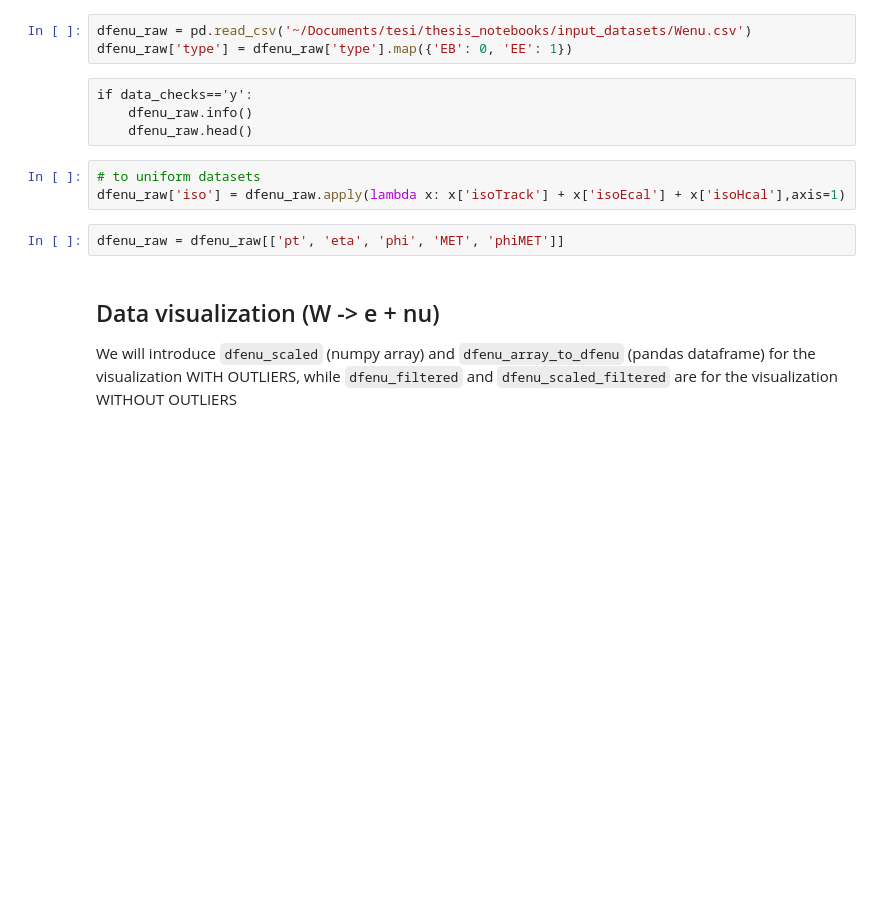
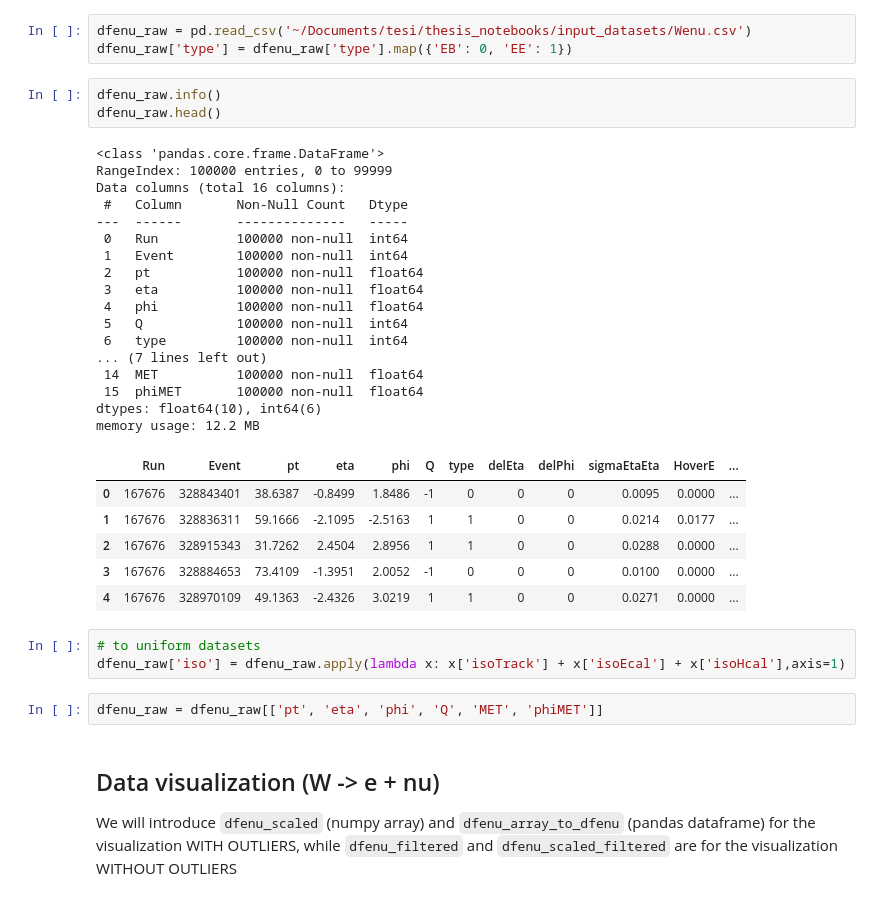
Before and after one commit to jlancione/thesis_notebooks, a Jupyter notebook: Wdecay.ipynb, the cells around one changed output. Drawn from its saved outputs; the diff is of its cells as text; blank space fills up the shorter version.

```diff
--- a/Wdecay.ipynb
+++ b/Wdecay.ipynb
@@ -37,15 +22,38 @@ Run number of the event, Event number, pt eta phi are the electron's kinematics
 # %%
 dfenu_raw = pd.read_csv('~/Documents/tesi/thesis_notebooks/input_datasets/Wenu.csv')
 dfenu_raw['type'] = dfenu_raw['type'].map({'EB': 0, 'EE': 1})
-# %% [raw]
-if data_checks=='y':
-    dfenu_raw.info()
-    dfenu_raw.head()
+# %%
+dfenu_raw.info()
+dfenu_raw.head()
+# %% [output]
+<class 'pandas.core.frame.DataFrame'>
+RangeIndex: 100000 entries, 0 to 99999
+Data columns (total 16 columns):
+ #   Column       Non-Null Count   Dtype
+---  ------       --------------   -----
+ 0   Run          100000 non-null  int64
+ 1   Event        100000 non-null  int64
+ 2   pt           100000 non-null  float64
+ 3   eta          100000 non-null  float64
+ 4   phi          100000 non-null  float64
+ 5   Q            100000 non-null  int64
+ 6   type         100000 non-null  int64
+... (7 lines left out)
+ 14  MET          100000 non-null  float64
+ 15  phiMET       100000 non-null  float64
+dtypes: float64(10), int64(6)
+memory usage: 12.2 MB
+|  | Run | Event | pt | eta | phi | Q | type | delEta | delPhi | sigmaEtaEta | HoverE | ... |
+| 0 | 167676 | 328843401 | 38.6387 | -0.8499 | 1.8486 | -1 | 0 | 0 | 0 | 0.0095 | 0.0000 | ... |
+| 1 | 167676 | 328836311 | 59.1666 | -2.1095 | -2.5163 | 1 | 1 | 0 | 0 | 0.0214 | 0.0177 | ... |
+| 2 | 167676 | 328915343 | 31.7262 | 2.4504 | 2.8956 | 1 | 1 | 0 | 0 | 0.0288 | 0.0000 | ... |
+| 3 | 167676 | 328884653 | 73.4109 | -1.3951 | 2.0052 | -1 | 0 | 0 | 0 | 0.0100 | 0.0000 | ... |
+| 4 | 167676 | 328970109 | 49.1363 | -2.4326 | 3.0219 | 1 | 1 | 0 | 0 | 0.0271 | 0.0000 | ... |
 # %%
 # to uniform datasets
 dfenu_raw['iso'] = dfenu_raw.apply(lambda x: x['isoTrack'] + x['isoEcal'] + x['isoHcal'],axis=1)
 # %%
-dfenu_raw = dfenu_raw[['pt', 'eta', 'phi', 'MET', 'phiMET']]
+dfenu_raw = dfenu_raw[['pt', 'eta', 'phi', 'Q', 'MET', 'phiMET']]
 # %% [markdown]
 ## Data visualization (W -> e + nu)
 We will introduce `dfenu_scaled` (numpy array) and `dfenu_array_to_dfenu` (pandas dataframe) for the visualization WITH OUTLIERS, while `dfenu_filtered` and `dfenu_scaled_filtered` are for the visualization WITHOUT OUTLIERS
```
Also changed, not shown: parts of 35 cells of this notebook.
